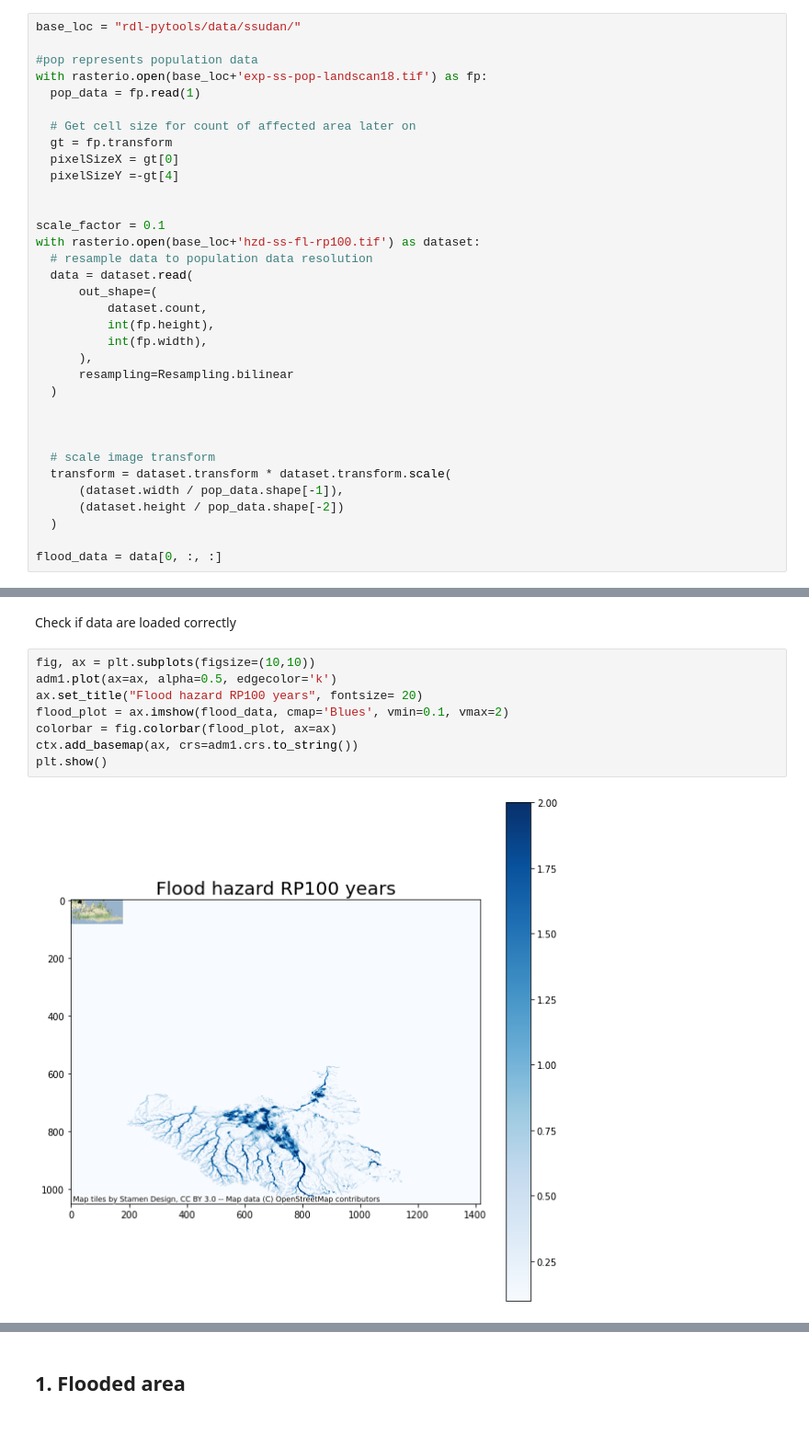
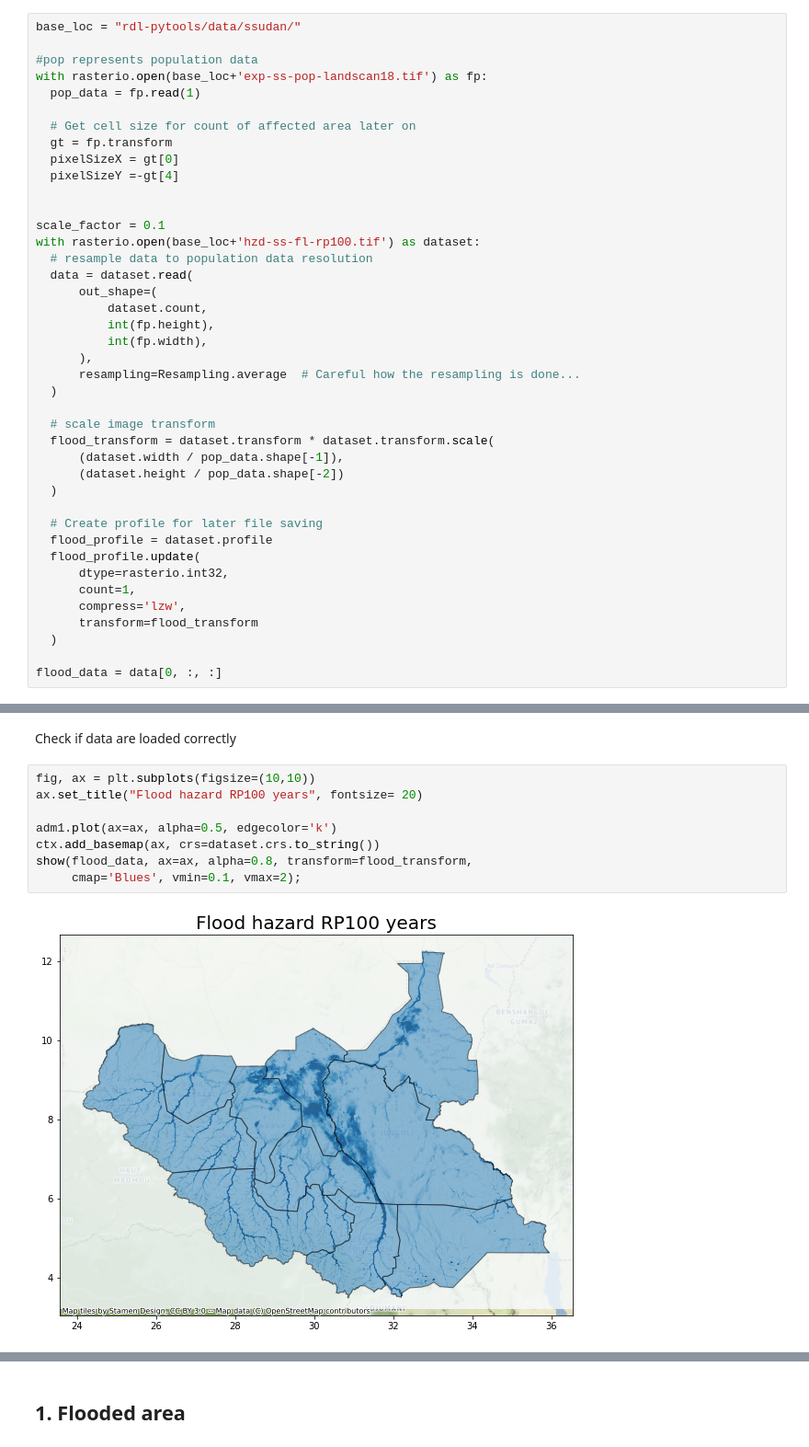
Before and after one commit to sabgis1968/rdl-pyTools, a Jupyter notebook: ss-fl-pop.ipynb, the cells around one changed output, grey strips where cells are left out. Shown at 92% size. Drawn from its saved outputs; the diff is of its cells as text.

```diff
--- a/ss-fl-pop.ipynb
+++ b/ss-fl-pop.ipynb
@@ -129,15 +130,22 @@ with rasterio.open(base_loc+'hzd-ss-fl-rp100.tif') as dataset:
           int(fp.height),
           int(fp.width),
       ),
-      resampling=Resampling.bilinear
+      resampling=Resampling.average  # Careful how the resampling is done...
   )
 
-
-
   # scale image transform
-  transform = dataset.transform * dataset.transform.scale(
+  flood_transform = dataset.transform * dataset.transform.scale(
       (dataset.width / pop_data.shape[-1]),
       (dataset.height / pop_data.shape[-2])
   )
 
+  # Create profile for later file saving
+  flood_profile = dataset.profile
+  flood_profile.update(
+      dtype=rasterio.int32,
+      count=1,
+      compress='lzw',
+      transform=flood_transform
+  )
+
 flood_data = data[0, :, :]
@@ -165,11 +177,11 @@ adm2 = gpd.read_file(base_loc+'SS_ADM2.shp')
 Check if data are loaded correctly
 # %%
 fig, ax = plt.subplots(figsize=(10,10))
+ax.set_title("Flood hazard RP100 years", fontsize= 20)
+
 adm1.plot(ax=ax, alpha=0.5, edgecolor='k')
-ax.set_title("Flood hazard RP100 years", fontsize= 20)
-flood_plot = ax.imshow(flood_data, cmap='Blues', vmin=0.1, vmax=2)
-colorbar = fig.colorbar(flood_plot, ax=ax)
-ctx.add_basemap(ax, crs=adm1.crs.to_string())
-plt.show()
+ctx.add_basemap(ax, crs=dataset.crs.to_string())
+show(flood_data, ax=ax, alpha=0.8, transform=flood_transform,
+     cmap='Blues', vmin=0.1, vmax=2);
 # %% [output]
-[figure, old version]
+[figure, new version]
```
Also changed, not shown: parts of 8 cells of this notebook.
